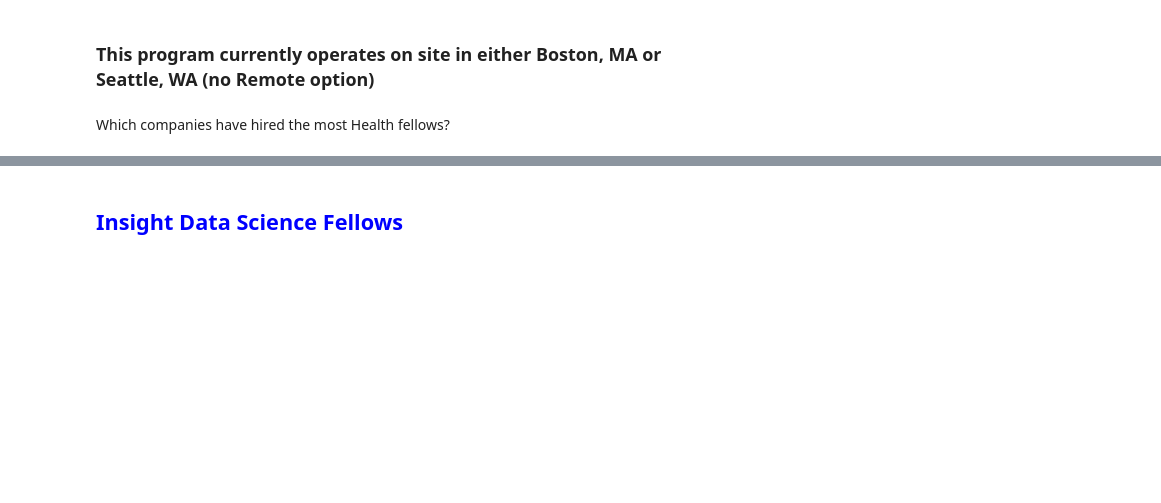
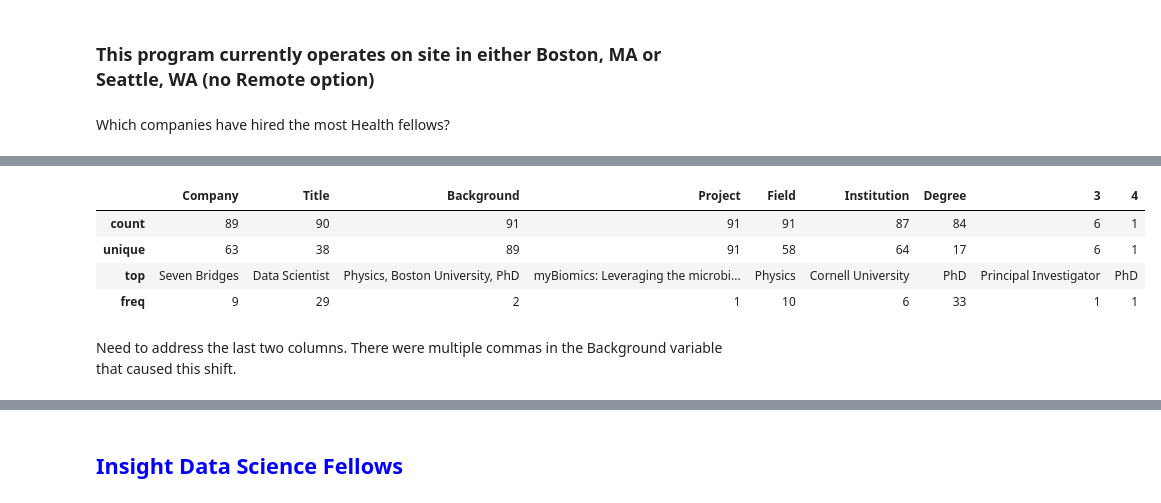
Before and after one commit to CheLena/InsightDataSci, a Jupyter notebook: Insight_Data_Science_Project.ipynb, the cells around one changed output, grey strips where cells are left out. Saved outputs shown, nothing was run; the diff lists cells and outputs as text; code cells hidden in the pictures; blank space fills up the shorter version.

```diff
--- a/Insight_Data_Science_Project.ipynb
+++ b/Insight_Data_Science_Project.ipynb
@@ -38,0 +65,10 @@ print(counter.most_common(6))
+# %%
+hf.describe()
+# %% [output]
+|  | Company | Title | Background | Project | Field | Institution | Degree | 3 | 4 |
+| count | 89 | 90 | 91 | 91 | 91 | 87 | 84 | 6 | 1 |
+| unique | 63 | 38 | 89 | 91 | 58 | 64 | 17 | 6 | 1 |
+| top | Seven Bridges | Data Scientist | Physics, Boston University, PhD | myBiomics: Leveraging the microbi... | Physics | Cornell University | PhD | Principal Investigator | PhD |
+| freq | 9 | 29 | 2 | 1 | 10 | 6 | 33 | 1 | 1 |
+# %% [markdown]
+Need to address the last two columns. There were multiple commas in the Background variable that caused this shift.
```
Also changed, not shown: parts of 39 cells of this notebook.
